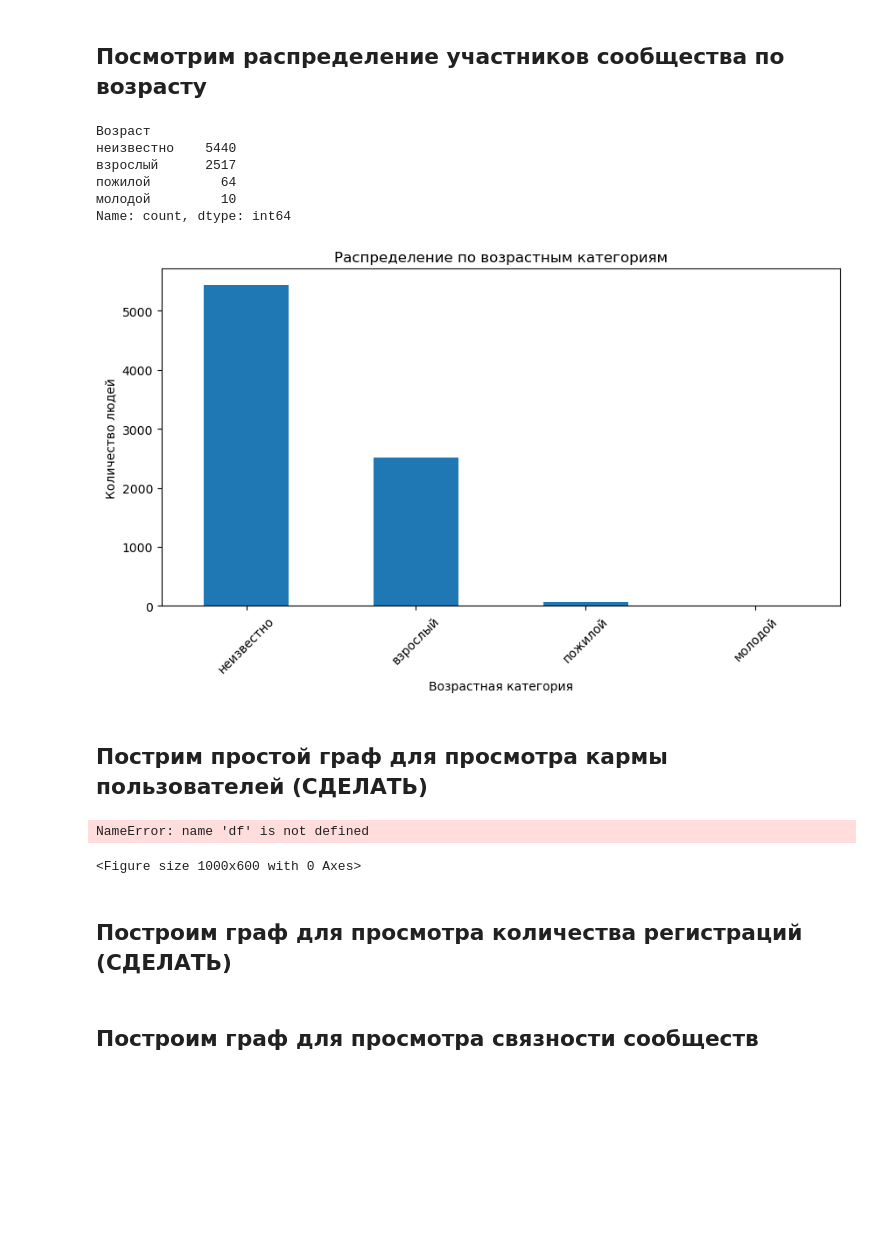
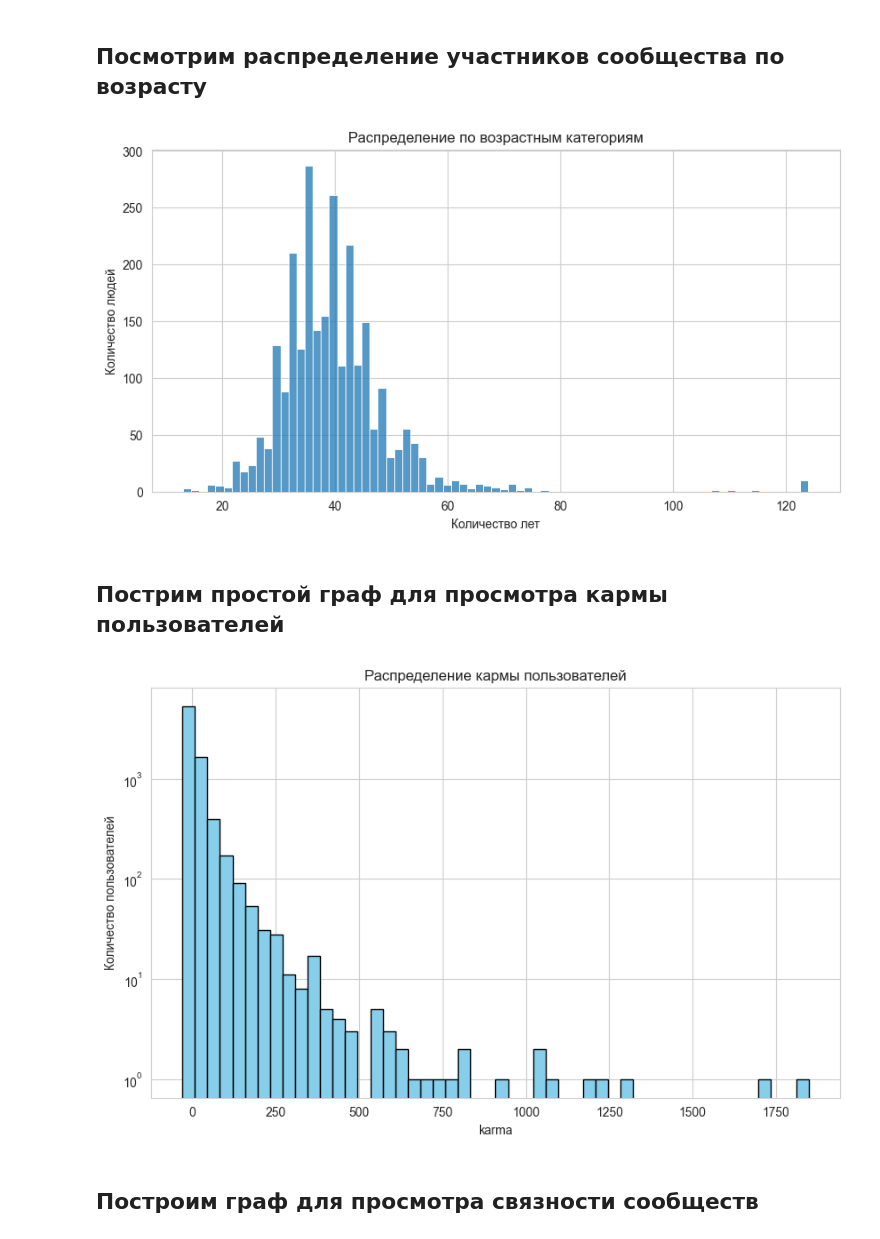
Before and after one commit to Mayonnaise-Slap/ICT-2024-practice, a Jupyter notebook: data_analysis/users_analysis.ipynb, the cells around one changed output. Saved outputs shown, nothing was run; the diff lists cells and outputs as text; code cells hidden in the pictures; blank space fills up the shorter version.

Commit message:
uploaded visuals

```diff
--- a/data_analysis/users_analysis.ipynb
+++ b/data_analysis/users_analysis.ipynb
@@ -12,8 +10,8 @@ from collections import Counter
 # %% [markdown]
 ## Загрузка json-файла из проекта и преобразование его в DataFrame
 # %%
-users_df = pd.read_json('/Users/okti/Desktop/users.json')
-display(users_df)
+users_df = pd.read_json('../data/users.json')
+users_df
 # %% [output]
 |  | tag | karma | rating | В рейтинге | Зарегистрирован | Значки | Откуда | Дата рождения | ... |
 | 0 | @kirillkirill000 | 0.0 | 0.0 | Не участвует | 2017-10-14 | Бета-тестер ▇▅▄▅▅▄ ▇▄▅ Знаток Хабра | NaN | NaN | ... |
@@ -72,20 +66,7 @@ today = date.today()
 users_df['Возраст'] = (today.year - pd.to_datetime(users_df['Дата рождения']).dt.year)
 users_df['Возраст'] = users_df['Возраст'].fillna(-1).astype(int)
 
-
-def categorize_age(age):
-    if age >= 0 and age <= 18:
-        return 'молодой'
-    elif age > 18 and age <= 60:
-        return 'взрослый'
-    elif age > 60:
-        return 'пожилой'
-    else:
-        return 'неизвестно'
-
-users_df['Возраст'] = users_df['Возраст'].map(categorize_age)
-
-display(users_df)
+users_df
 # %% [output]
 |  | tag | karma | rating | В рейтинге | Зарегистрирован | Значки | Откуда | Дата рождения | ... |
 | 0 | @kirillkirill000 | 0.0 | 0.0 | Не участвует | 2017-10-14 | Бета-тестер ▇▅▄▅▅▄ ▇▄▅ Знаток Хабра | NaN | NaN | ... |
@@ -105,40 +86,28 @@ display(users_df)
 # %%
 plt.figure(figsize=(10, 5))
 
-age_categories_counts = users_df['Возраст'].value_counts()
-
-display(age_categories_counts)
-
-age_categories_counts.plot(kind='bar')
+sns.histplot(data=users_df[users_df["Возраст"] != -1], x="Возраст")
 
 plt.title('Распределение по возрастным категориям')
-plt.xlabel('Возрастная категория')
+plt.xlabel('Количество лет')
 plt.ylabel('Количество людей')
 
-plt.xticks(rotation=45)
-plt.show()
+plt.savefig("../visuals/users_age.png", format='png', dpi=150)
 # %% [output]
-Возраст
-неизвестно    5440
-взрослый      2517
-пожилой         64
-молодой         10
-Name: count, dtype: int64
-[figure, old version]
+[figure, new version]
 # %% [markdown]
-## Пострим простой граф для просмотра кармы пользователей (СДЕЛАТЬ)
+## Пострим простой граф для просмотра кармы пользователей
 # %%
 plt.figure(figsize=(10, 6))
-plt.hist(df['karma'], bins=50, color='skyblue', edgecolor='black')
+plt.hist(users_df['karma'], bins=50, color='skyblue', edgecolor='black')
 plt.title('Распределение кармы пользователей')
+plt.yscale('log')
 plt.xlabel('karma')
 plt.ylabel('Количество пользователей')
-plt.show()
+
+plt.savefig("../visuals/users_karma.png", format='png', dpi=150)
 # %% [output]
-NameError: name 'df' is not defined
-<Figure size 1000x600 with 0 Axes>
+[figure, added]
-# %% [markdown]
-## Построим граф для просмотра количества регистраций (СДЕЛАТЬ)
 # %% [markdown]
 ## Построим граф для просмотра связности сообществ
 # %%
```
Also changed, not shown: parts of 11 cells of this notebook, 9 other files.
